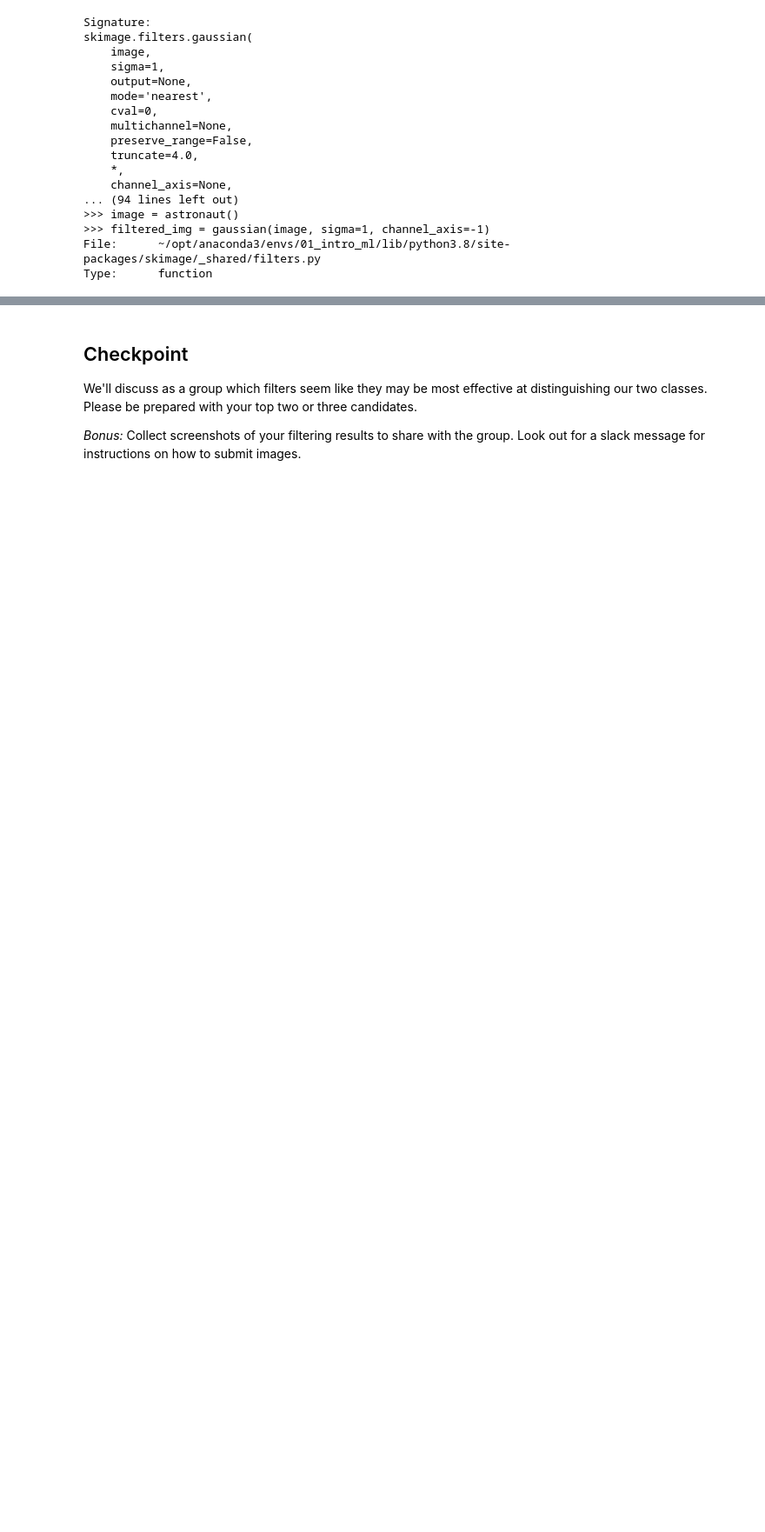
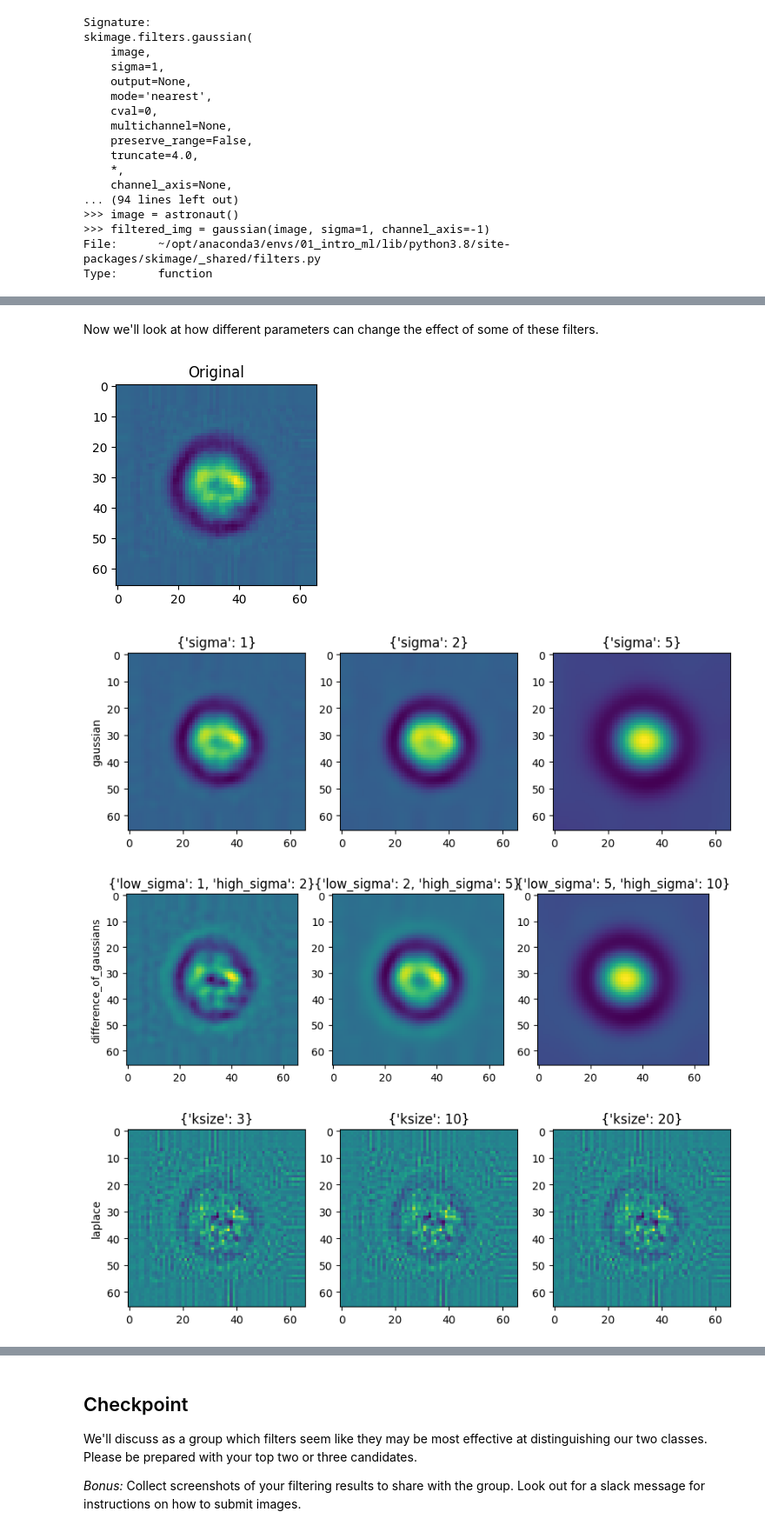
Before and after one commit to dlmbl/intro_ml, a Jupyter notebook: solution-2.ipynb, the cells around one changed output, grey strips where cells are left out. Shown at 87% size. Saved outputs shown, nothing was run; the diff lists cells and outputs as text; code cells hidden in the pictures; blank space fills up the shorter version.

```diff
--- a/solution-2.ipynb
+++ b/solution-2.ipynb
@@ -428,0 +485,51 @@ Type:      function
+# %% [markdown]
+Now we'll look at how different parameters can change the effect of some of these filters.
+# %%
+n_params = 3
+
+filter_params = [
+    {
+        'function': skimage.filters.gaussian,
+        'sigma': [1, 2, 5]
+    },
+    {
+        'function': skimage.filters.difference_of_gaussians,
+        'low_sigma': [1, 2, 5],
+        'high_sigma': [2, 5, 10]
+    },
+    {
+        'function': skimage.filters.laplace,
+        'ksize': [3, 10, 20]
+    }
+]
+# %%
+# Select random image
+im = X[np.random.randint(X.shape[0]),...,0]
+
+# Plot original image
+fig, ax = plt.subplots(figsize=(3, 3))
+plt.imshow(im)
+ax.set_title('Original')
+
+# Plot filtered images
+for config in filter_params:
+    fig, ax = plt.subplots(1, n_params, figsize=(10, 3))
+    ax[0].set_ylabel(config['function'].__name__)
+
+    for i in range(n_params):
+        # Construct kwargs for each case
+        kwargs = {}
+        for k, v in config.items():
+            if k == 'function':
+                continue
+            else:
+                kwargs[k] = v[i]
+
+        # Plot filtered image
+        ax[i].imshow(config['function'](im, **kwargs))
+        ax[i].set_title(str(kwargs))
+# %% [output]
+[figure, added]
+[figure, added]
+[figure, added]
+[figure, added]
```
Also changed, not shown: parts of 15 cells of this notebook, 1 other file.
